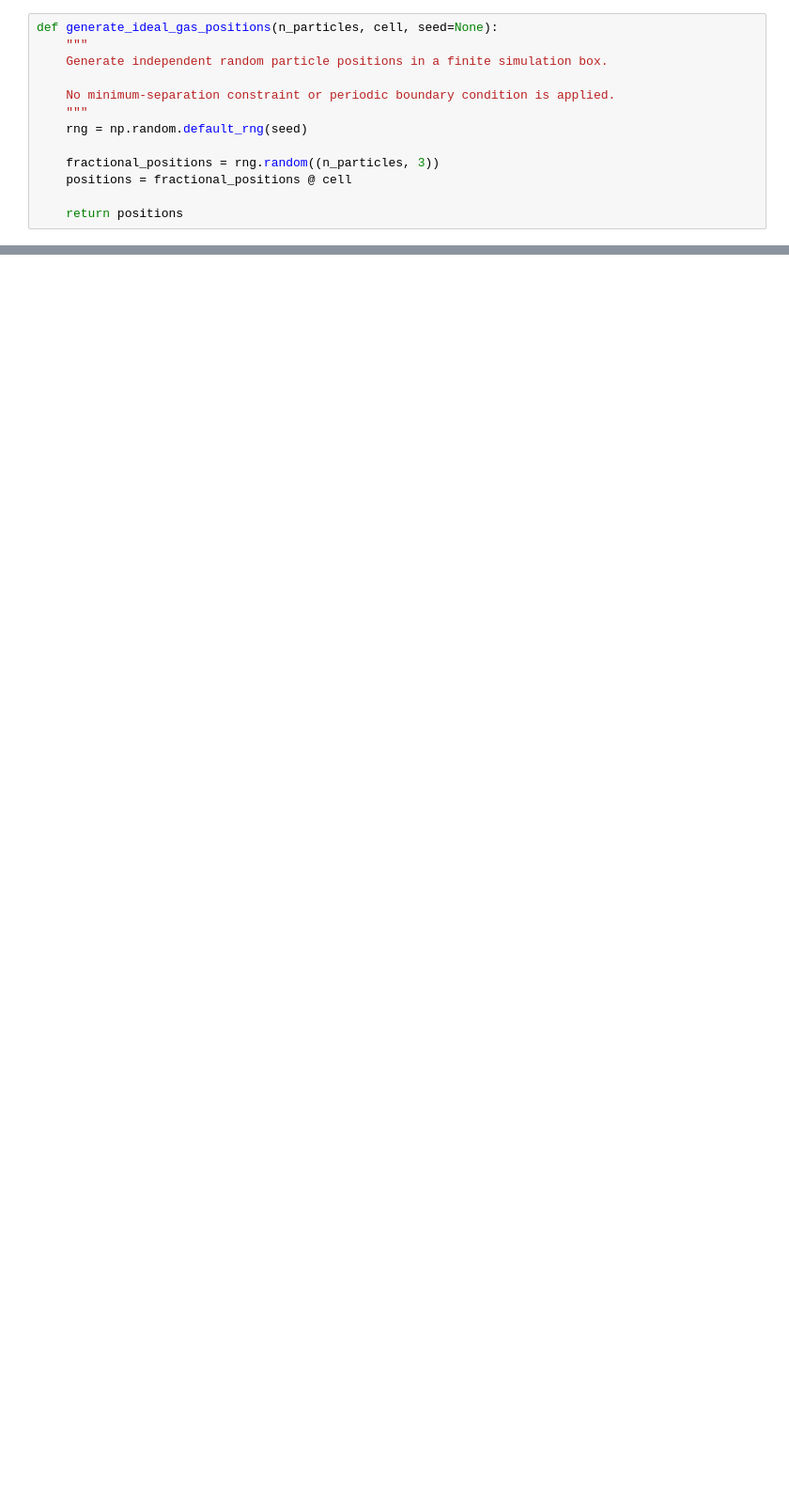
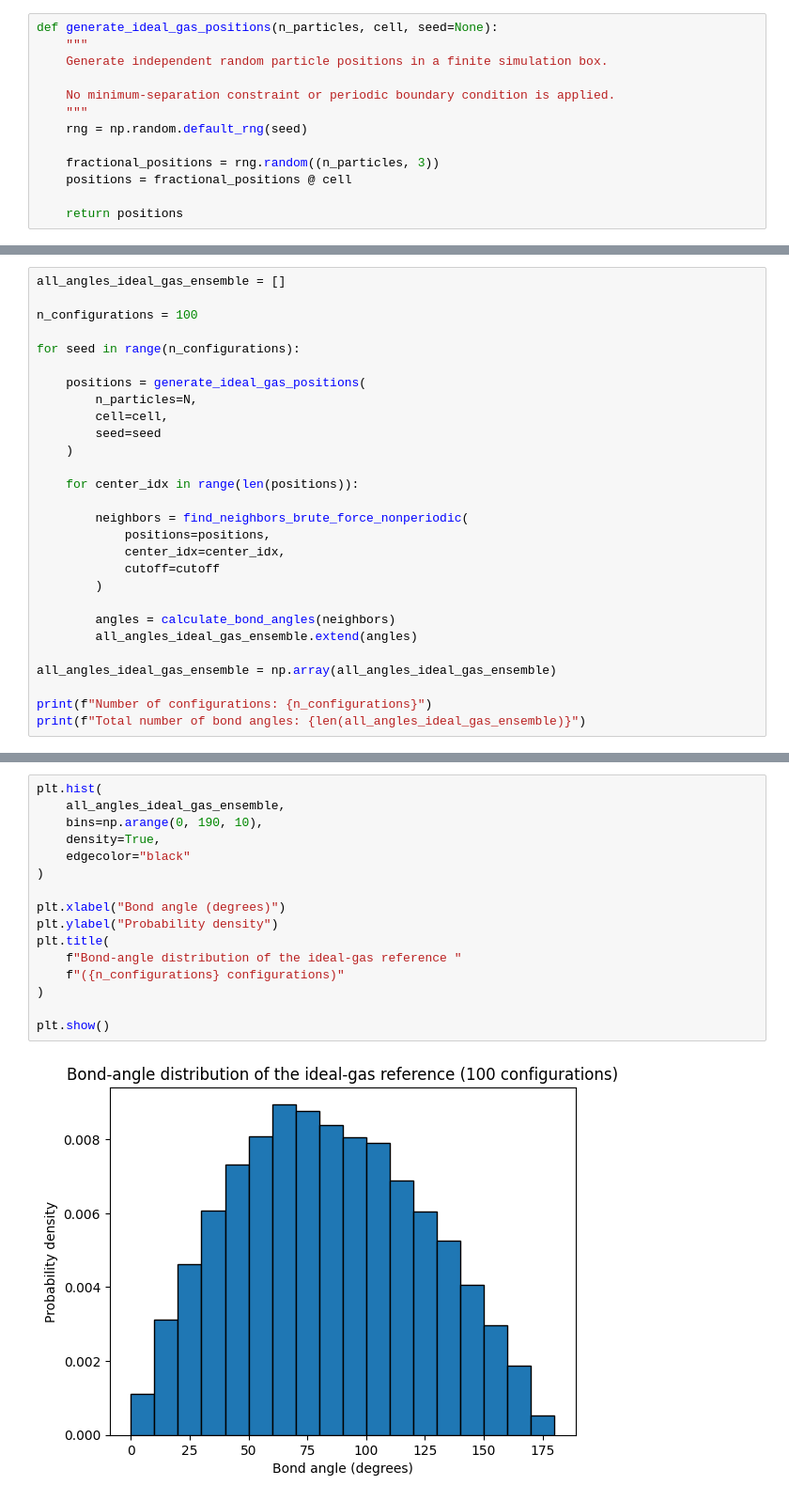
Before and after one commit to Jiaxuan-W41/Computational_Practice_MSc, a Jupyter notebook: Periodic_Atomic_structure/Bond_Angel_Distribution_for_periodic_systems.ipynb, the cells around one changed output, grey strips where cells are left out. Shown at 94% size. Cells and saved outputs as stored; diff of their text form; blank space fills up the shorter version.

```diff
--- a/Periodic_Atomic_structure/Bond_Angel_Distribution_for_periodic_systems.ipynb
+++ b/Periodic_Atomic_structure/Bond_Angel_Distribution_for_periodic_systems.ipynb
@@ -1007,0 +1101,28 @@ def generate_ideal_gas_positions(n_particles, cell, seed=None):
+# %%
+all_angles_ideal_gas_ensemble = []
+
+n_configurations = 100
+
+for seed in range(n_configurations):
+
+    positions = generate_ideal_gas_positions(
+        n_particles=N,
+        cell=cell,
+        seed=seed
+    )
+
+    for center_idx in range(len(positions)):
+
+        neighbors = find_neighbors_brute_force_nonperiodic(
+            positions=positions,
+            center_idx=center_idx,
+            cutoff=cutoff
+        )
+
+        angles = calculate_bond_angles(neighbors)
+        all_angles_ideal_gas_ensemble.extend(angles)
+
+all_angles_ideal_gas_ensemble = np.array(all_angles_ideal_gas_ensemble)
+
+print(f"Number of configurations: {n_configurations}")
+print(f"Total number of bond angles: {len(all_angles_ideal_gas_ensemble)}")
@@ -1007,0 +1132,18 @@ def generate_ideal_gas_positions(n_particles, cell, seed=None):
+# %%
+plt.hist(
+    all_angles_ideal_gas_ensemble,
+    bins=np.arange(0, 190, 10),
+    density=True,
+    edgecolor="black"
+)
+
+plt.xlabel("Bond angle (degrees)")
+plt.ylabel("Probability density")
+plt.title(
+    f"Bond-angle distribution of the ideal-gas reference "
+    f"({n_configurations} configurations)"
+)
+
+plt.show()
+# %% [output]
+[figure, added]
```
Also changed, not shown: parts of 26 cells of this notebook.
